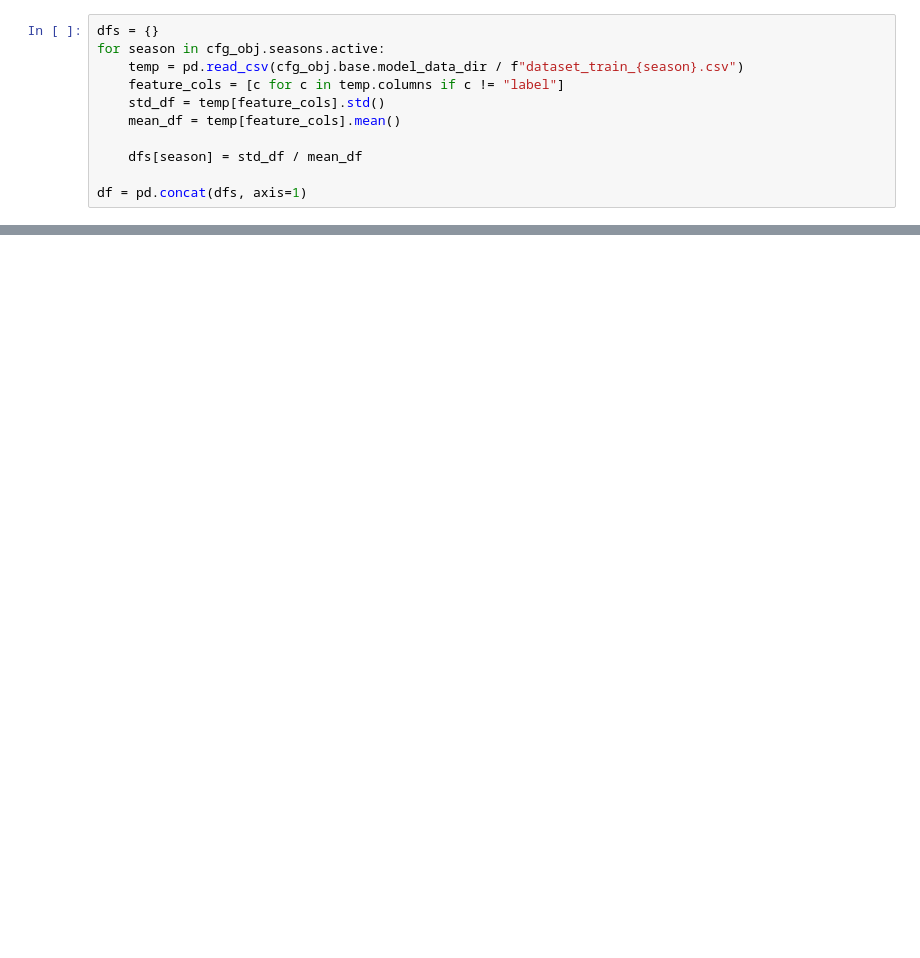
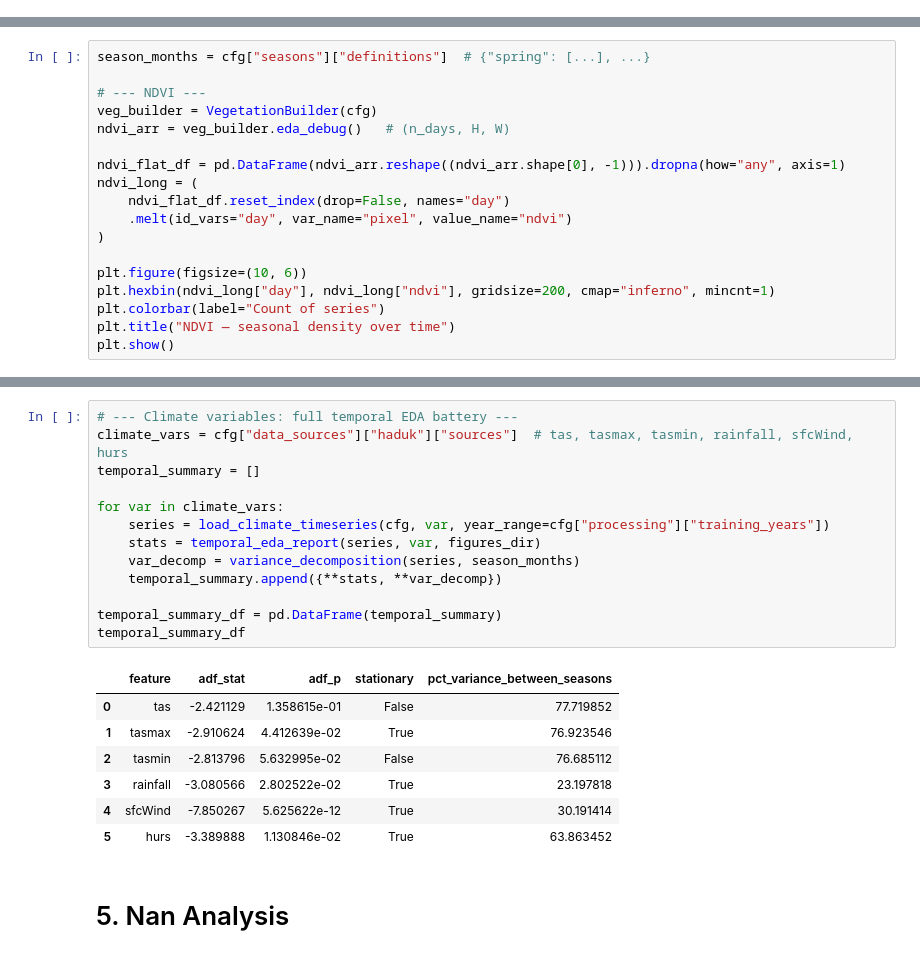
Before and after one commit to Racoo203/wildfire_risk_model, a Jupyter notebook: notebooks/01_eda.ipynb, the cells around one changed output, grey strips where cells are left out. Cells and saved outputs as stored; diff of their text form; blank space fills up the shorter version.

```diff
--- a/notebooks/01_eda.ipynb
+++ b/notebooks/01_eda.ipynb
@@ -171,11 +0,0 @@ for season in cfg_obj.seasons.active:
-# %%
-dfs = {}
-for season in cfg_obj.seasons.active:
-    temp = pd.read_csv(cfg_obj.base.model_data_dir / f"dataset_train_{season}.csv")
-    feature_cols = [c for c in temp.columns if c != "label"]
-    std_df = temp[feature_cols].std()
-    mean_df = temp[feature_cols].mean()
-
-    dfs[season] = std_df / mean_df
-
-df = pd.concat(dfs, axis=1)
@@ -183,0 +232,18 @@ df.T
+# %%
+season_months = cfg["seasons"]["definitions"]  # {"spring": [...], ...}
+
+# --- NDVI ---
+veg_builder = VegetationBuilder(cfg)
+ndvi_arr = veg_builder.eda_debug()   # (n_days, H, W)
+
+ndvi_flat_df = pd.DataFrame(ndvi_arr.reshape((ndvi_arr.shape[0], -1))).dropna(how="any", axis=1)
+ndvi_long = (
+    ndvi_flat_df.reset_index(drop=False, names="day")
+    .melt(id_vars="day", var_name="pixel", value_name="ndvi")
+)
+
+plt.figure(figsize=(10, 6))
+plt.hexbin(ndvi_long["day"], ndvi_long["ndvi"], gridsize=200, cmap="inferno", mincnt=1)
+plt.colorbar(label="Count of series")
+plt.title("NDVI — seasonal density over time")
+plt.show()
@@ -183,0 +253,23 @@ df.T
+# %%
+# --- Climate variables: full temporal EDA battery ---
+climate_vars = cfg["data_sources"]["haduk"]["sources"]  # tas, tasmax, tasmin, rainfall, sfcWind, hurs
+temporal_summary = []
+
+for var in climate_vars:
+    series = load_climate_timeseries(cfg, var, year_range=cfg["processing"]["training_years"])
+    stats = temporal_eda_report(series, var, figures_dir)
+    var_decomp = variance_decomposition(series, season_months)
+    temporal_summary.append({**stats, **var_decomp})
+
+temporal_summary_df = pd.DataFrame(temporal_summary)
+temporal_summary_df
+# %% [output]
+|  | feature | adf_stat | adf_p | stationary | pct_variance_between_seasons |
+| 0 | tas | -2.421129 | 1.358615e-01 | False | 77.719852 |
+| 1 | tasmax | -2.910624 | 4.412639e-02 | True | 76.923546 |
+| 2 | tasmin | -2.813796 | 5.632995e-02 | False | 76.685112 |
+| 3 | rainfall | -3.080566 | 2.802522e-02 | True | 23.197818 |
+| 4 | sfcWind | -7.850267 | 5.625622e-12 | True | 30.191414 |
+| 5 | hurs | -3.389888 | 1.130846e-02 | True | 63.863452 |
+# %% [markdown]
+# 5. Nan Analysis
```
Also changed, not shown: parts of 47 cells of this notebook, 20 other files.
